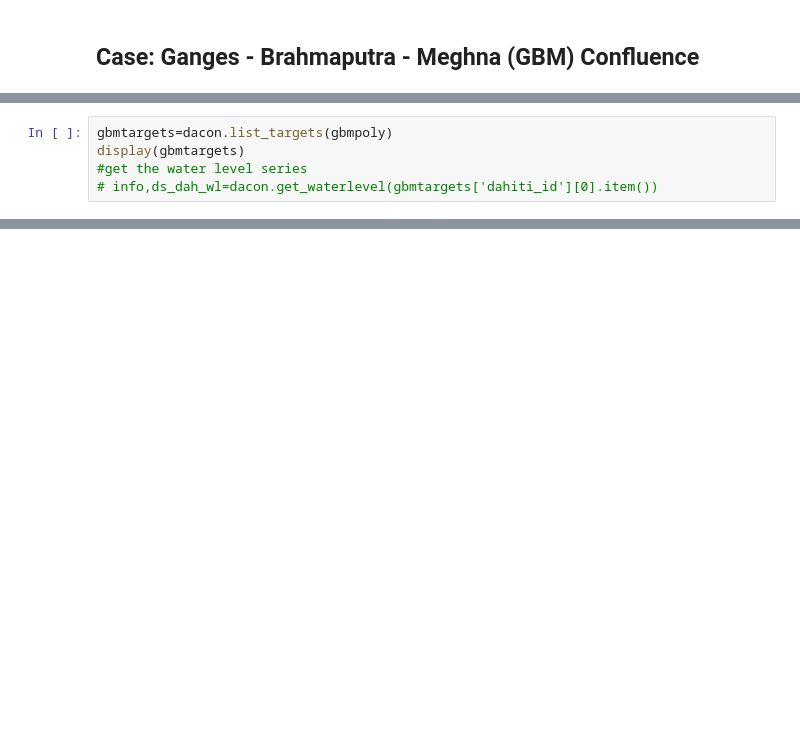
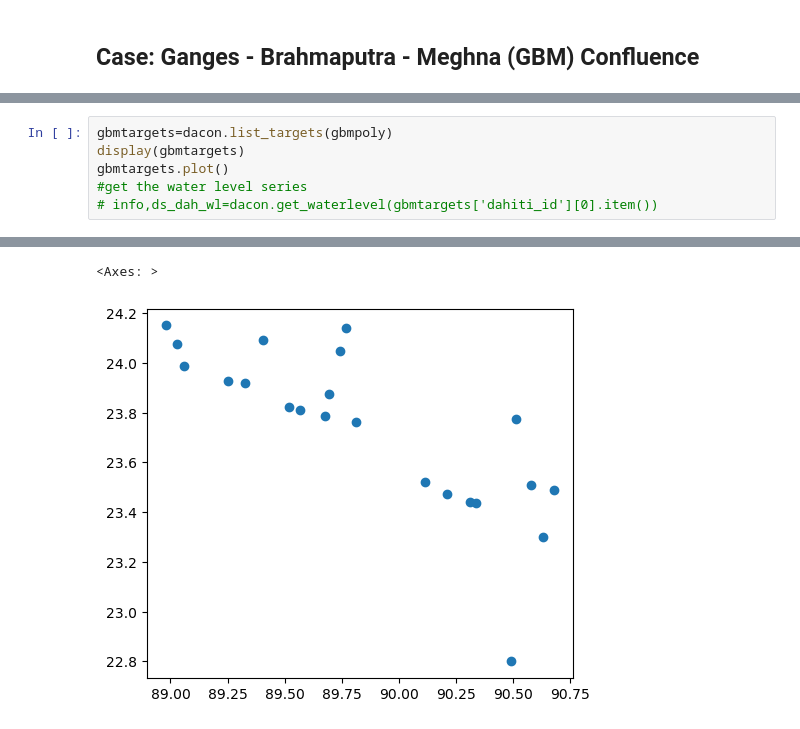
Before and after one commit to ITC-Water-Resources/pyaltim, a Jupyter notebook: Example_Notebooks/Example_Dahiti_waterlevel.ipynb, the cells around one changed output, grey strips where cells are left out. Drawn from its saved outputs; the diff is of its cells as text; blank space fills up the shorter version.

```diff
--- a/Example_Notebooks/Example_Dahiti_waterlevel.ipynb
+++ b/Example_Notebooks/Example_Dahiti_waterlevel.ipynb
@@ -35,5 +48,7 @@ display(gbmpoly)
 # %%
 gbmtargets=dacon.list_targets(gbmpoly)
 display(gbmtargets)
+gbmtargets.plot()
 #get the water level series
 # info,ds_dah_wl=dacon.get_waterlevel(gbmtargets['dahiti_id'][0].item())
+# %% [output]
@@ -39,0 +72,2 @@ display(gbmtargets)
+<Axes: >
+[figure, added]
```
Also changed, not shown: parts of 6 cells of this notebook, 2 other files.
